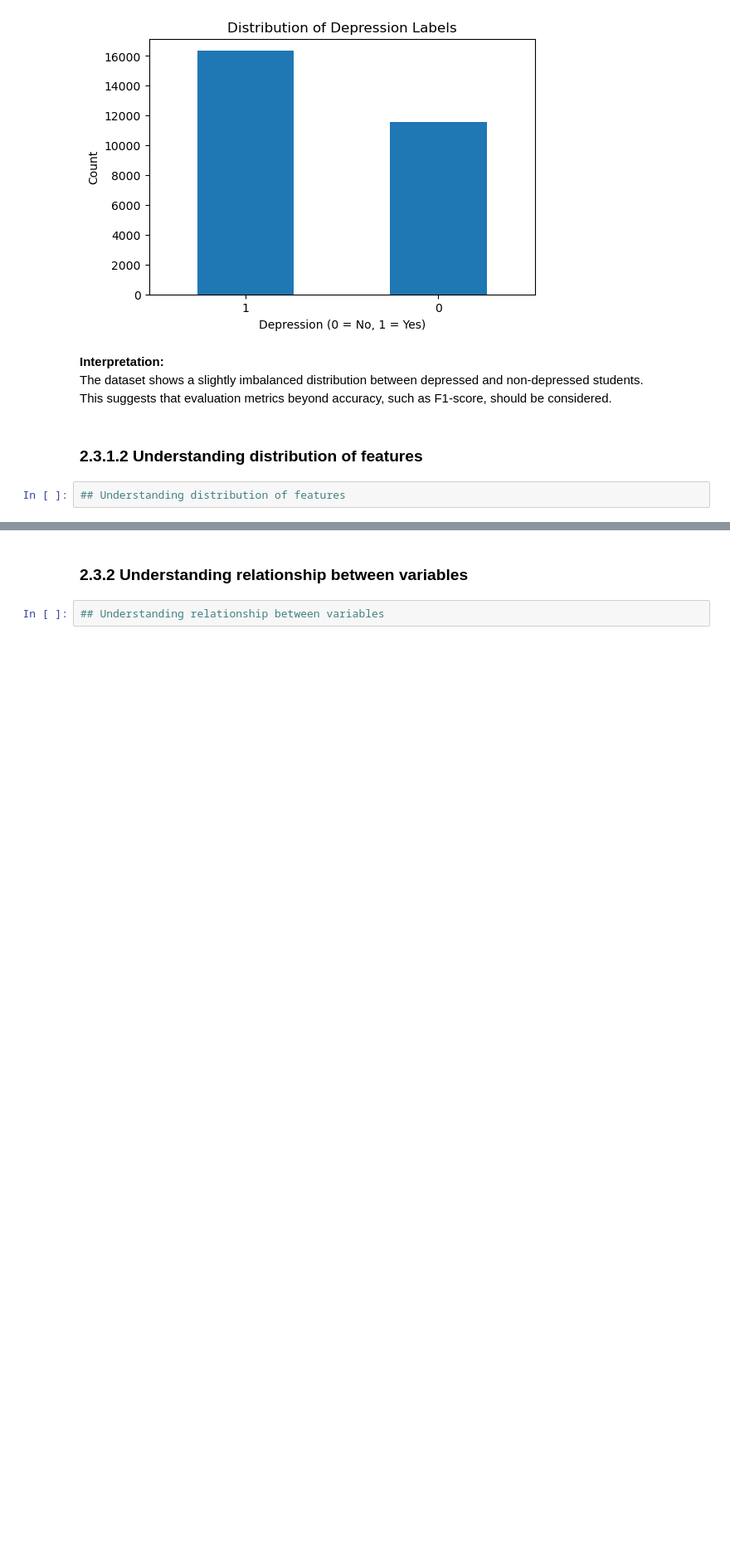
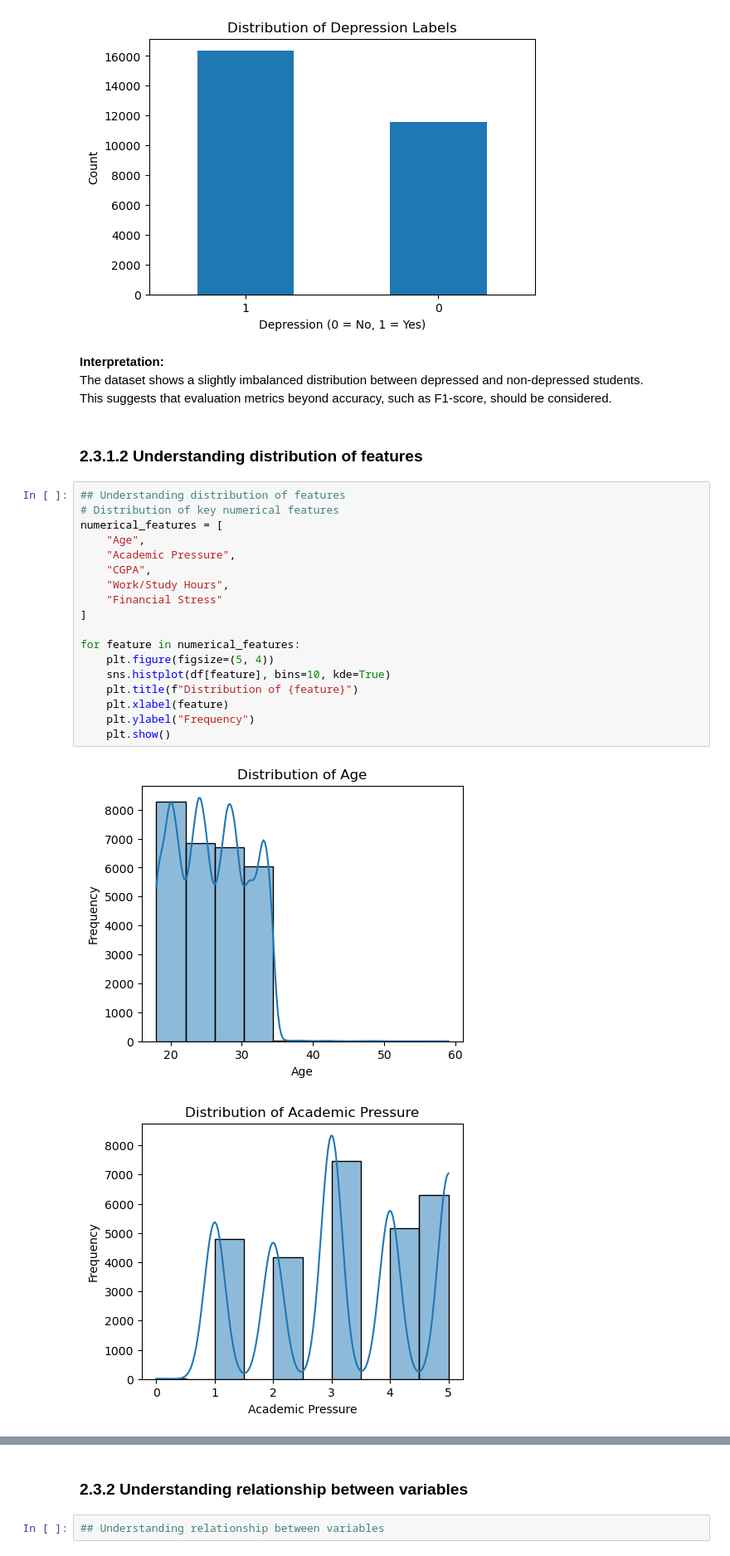
Before and after one commit to Reyes-Yeo/mldp-project-streamlit, a Jupyter notebook: Reyes Yeo Zhibin_2404424J_P01_MLDP Program Codes Submission.ipynb, the cells around one changed output, grey strips where cells are left out. Shown at 83% size. Saved outputs shown, nothing was run; the diff lists cells and outputs as text; blank space fills up the shorter version.

Commit message:
Plotted a chart for the distribution of numerical features

```diff
--- a/Reyes Yeo Zhibin_2404424J_P01_MLDP Program Codes Submission.ipynb
+++ b/Reyes Yeo Zhibin_2404424J_P01_MLDP Program Codes Submission.ipynb
@@ -143,3 +143,22 @@ This suggests that evaluation metrics beyond accuracy, such as F1-score, should
 ### 2.3.1.2 Understanding distribution of features
 # %%
 ## Understanding distribution of features
+# Distribution of key numerical features
+numerical_features = [
+    "Age",
+    "Academic Pressure",
+    "CGPA",
+    "Work/Study Hours",
+    "Financial Stress"
+]
+
+for feature in numerical_features:
+    plt.figure(figsize=(5, 4))
+    sns.histplot(df[feature], bins=10, kde=True)
+    plt.title(f"Distribution of {feature}")
+    plt.xlabel(feature)
+    plt.ylabel("Frequency")
+    plt.show()
+# %% [output]
+[figure, added]
+[figure, added]
```
Also changed, not shown: parts of 2 cells of this notebook, 1 other file.
